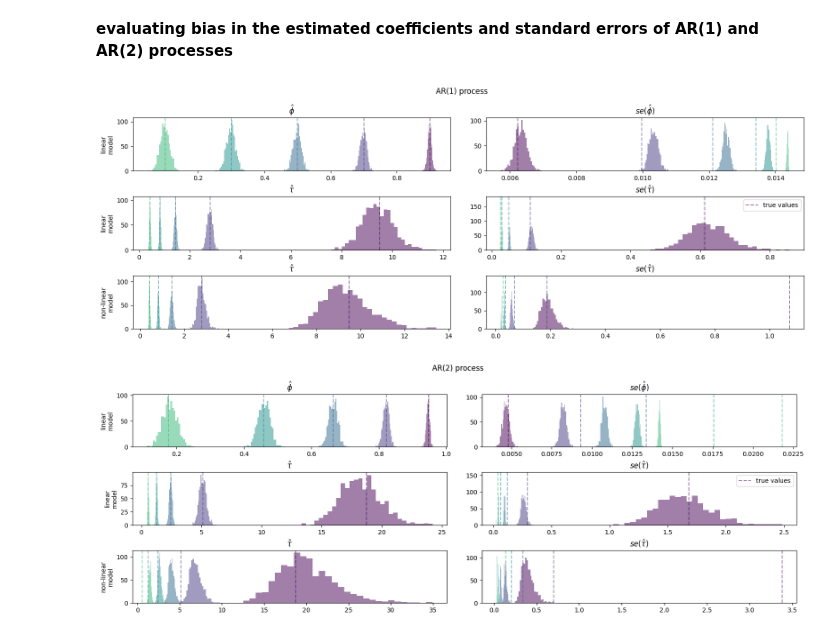
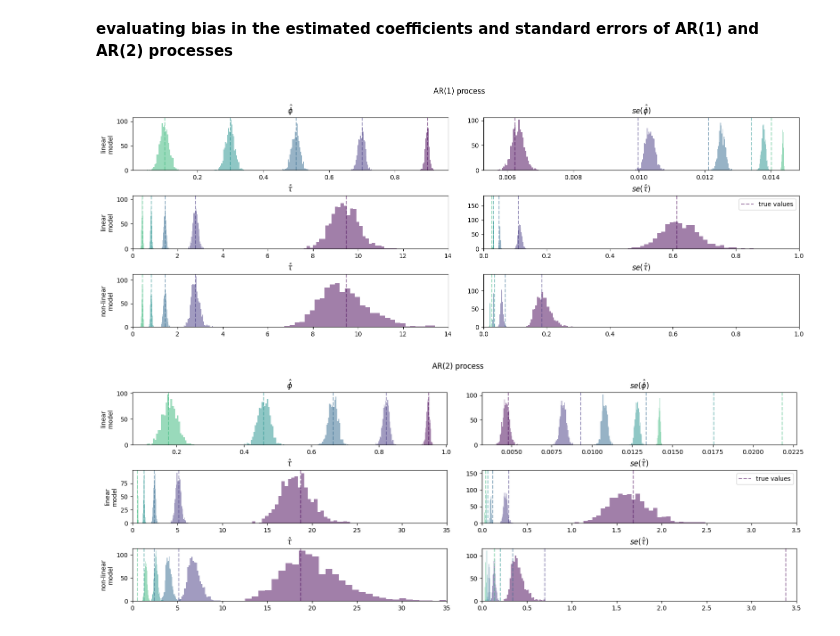
Before and after one commit to griegner/fmri-timescales, a Jupyter notebook: examples/00-simulation-example.ipynb, the cells around one changed output. Drawn from its saved outputs; the diff is of its cells as text; code cells hidden in the pictures.

Commit message:
adjust timescale plots

```diff
--- a/examples/00-simulation-example.ipynb
+++ b/examples/00-simulation-example.ipynb
@@ -208,7 +208,7 @@ def calc_ar_bias(phis, n_timepoints, n_repeats=1000, random_seed=0):
     return pd.DataFrame(df, index=index)
 
 
-def plot_ar_bias(df, ar1_coeffs, fig_title):
+def plot_ar_bias(df, ar1_coeffs, tau_lim, se_lim, fig_title):
     """plot deviations from true values"""
     fig, axs = plt.subplots(3, 2, figsize=(16, 6))
     fig.suptitle(fig_title)
@@ -233,19 +233,23 @@ def plot_ar_bias(df, ar1_coeffs, fig_title):
         # tau
         axs[1, 0].hist(df_group["lls-tau^"], color=colors[idx], **hist_kwargs)
         axs[1, 0].axvline(-1 / np.log(ar1_coeffs[idx]), color=colors[idx], **vline_kwargs)
+        axs[1, 0].set_xlim(*tau_lim)
 
         # se(tau)
         axs[1, 1].hist(df_group["lls-se(tau^)"], color=colors[idx], **hist_kwargs)
         axs[1, 1].axvline(df_group["lls-tau^"].std(), color=colors[idx], **vline_kwargs)
+        axs[1, 1].set_xlim(*se_lim)
 
         # non-linear model
         # tau
         axs[2, 0].hist(df_group["nlls-tau^"], color=colors[idx], **hist_kwargs)
         axs[2, 0].axvline(-1 / np.log(ar1_coeffs[idx]), color=colors[idx], **vline_kwargs)
+        axs[2, 0].set_xlim(*tau_lim)
 
         # se(tau)
         axs[2, 1].hist(df_group["nlls-se(tau^)"], color=colors[idx], **hist_kwargs)
         axs[2, 1].axvline(df_group["nlls-tau^"].std(), color=colors[idx], **vline_kwargs)
+        axs[2, 1].set_xlim(*se_lim)
 
     axs[0, 0].set_title(r"$\hat{\phi}$")
     axs[0, 0].set_ylabel("linear\nmodel")
@@ -257,22 +261,23 @@ def plot_ar_bias(df, ar1_coeffs, fig_title):
     axs[2, 0].set_title(r"$\hat{\tau}$")
     axs[2, 0].set_ylabel("non-linear\nmodel")
     axs[2, 1].set_title(r"$se(\hat{\tau})$")
-
-
-n_timepoints = 4800  # to match HCP
-
-# AR(1)
-ar1_phis = [0.9, 0.7, 0.5, 0.3, 0.1]
-ar1_df = calc_ar_bias(ar1_phis, n_timepoints)
-plot_ar_bias(ar1_df, ar1_phis, "AR(1) process")
-
-# AR(2), w/in the stationarity triangle
-ar2_phis = [[phi, (0.5 - 0.5 * phi)] for phi in ar1_phis]
-# AR(1) coeffs calculated empirically using an AR(1) model w/ 100,000 timepoints
-ar1_phis = [0.948, 0.823, 0.664, 0.458, 0.176]
-ar2_df = calc_ar_bias(ar2_phis, n_timepoints)
-plot_ar_bias(ar2_df, ar1_phis, "AR(2) process")
-# %% [output]
-[figure, removed]
-[figure, removed]
+# %%
+n_timepoints = 4800  # to match HCP
+
+# AR(1)
+ar1_phis = [0.9, 0.7, 0.5, 0.3, 0.1]
+ar1_df = calc_ar_bias(ar1_phis, n_timepoints)
+
+
+# AR(2), w/in the stationarity triangle
+ar2_phis = [[phi, (0.5 - 0.5 * phi)] for phi in ar1_phis]
+# AR(1) coeffs calculated empirically using an AR(1) model w/ 100,000 timepoints
+ar21_phis = [0.948, 0.823, 0.664, 0.458, 0.176]
+ar2_df = calc_ar_bias(ar2_phis, n_timepoints)
+# %%
+plot_ar_bias(ar1_df, ar1_phis, [0, 14], [0, 1], "AR(1) process")
+plot_ar_bias(ar2_df, ar21_phis, [0, 35], [0, 3.5], "AR(2) process")
+# %% [output]
+[figure, added]
+[figure, added]
 # %% [markdown]
```
Also changed, not shown: parts of 2 cells of this notebook.
